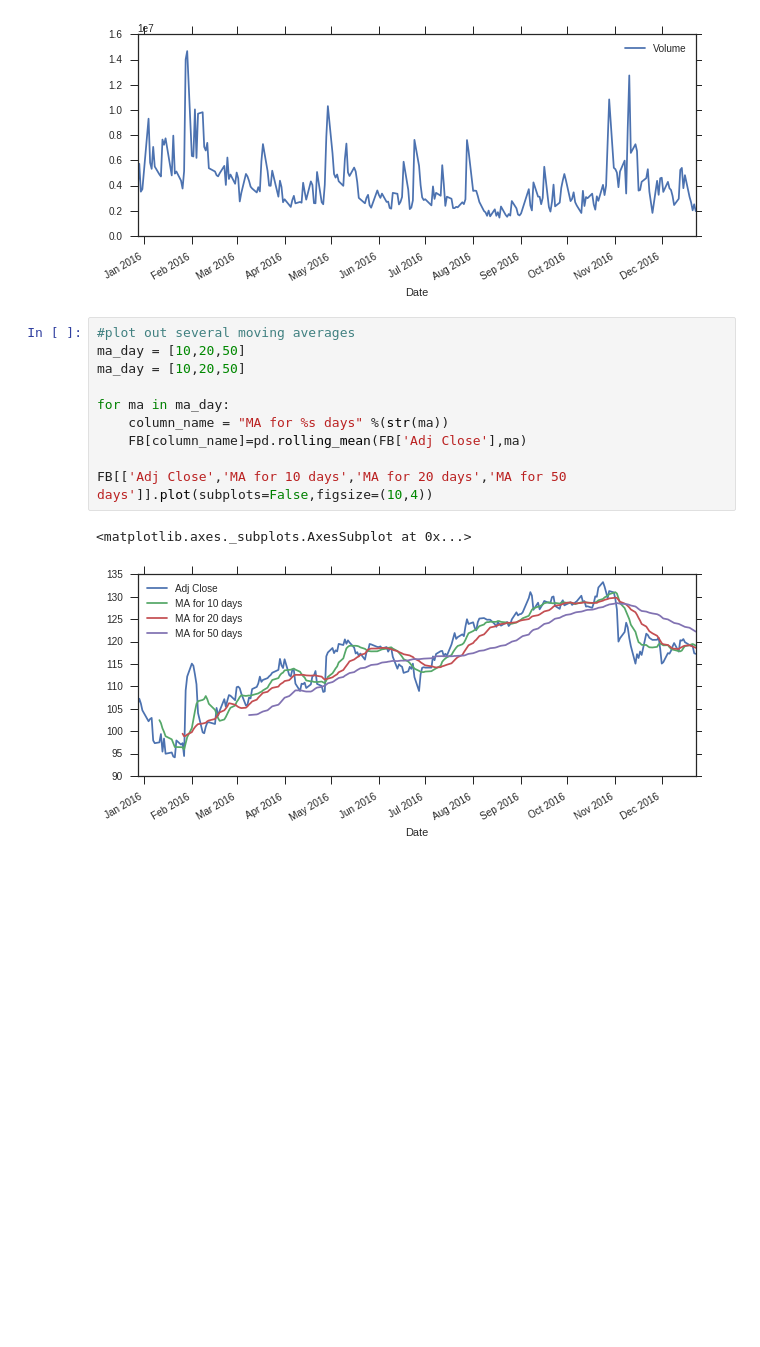
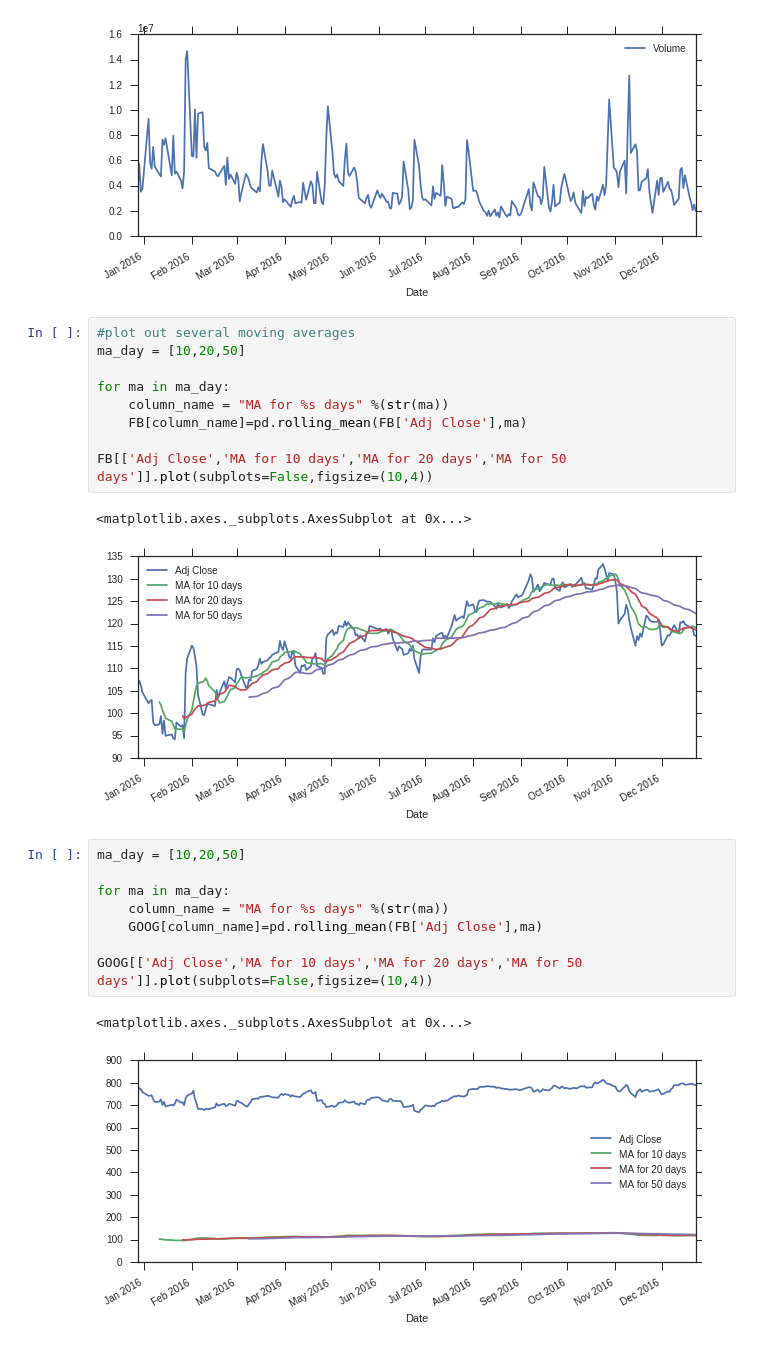
Before and after one commit to irfanalidv/Stock-Market-Analysis, a Jupyter notebook: Stock Market Analysis.ipynb, the cells around one changed output. Saved outputs shown, nothing was run; the diff lists cells and outputs as text; blank space fills up the shorter version.

Commit message:
Plotting the moving average of various stock

```diff
--- a/Stock Market Analysis.ipynb
+++ b/Stock Market Analysis.ipynb
@@ -81,7 +81,6 @@ AMZN['Volume'].plot(legend=True,figsize=(10,4))
 [figure]
 # %%
 #plot out several moving averages
-ma_day = [10,20,50]
 ma_day = [10,20,50]
 
 for ma in ma_day:
@@ -92,3 +91,14 @@ FB[['Adj Close','MA for 10 days','MA for 20 days','MA for 50 days']].plot(subplo
 # %% [output]
 <matplotlib.axes._subplots.AxesSubplot at 0x...>
 [figure]
+# %%
+ma_day = [10,20,50]
+
+for ma in ma_day:
+    column_name = "MA for %s days" %(str(ma))
+    GOOG[column_name]=pd.rolling_mean(FB['Adj Close'],ma)
+
+GOOG[['Adj Close','MA for 10 days','MA for 20 days','MA for 50 days']].plot(subplots=False,figsize=(10,4))
+# %% [output]
+<matplotlib.axes._subplots.AxesSubplot at 0x...>
+[figure, added]
```
Also changed, not shown: parts of 2 cells of this notebook, 4 other files.
